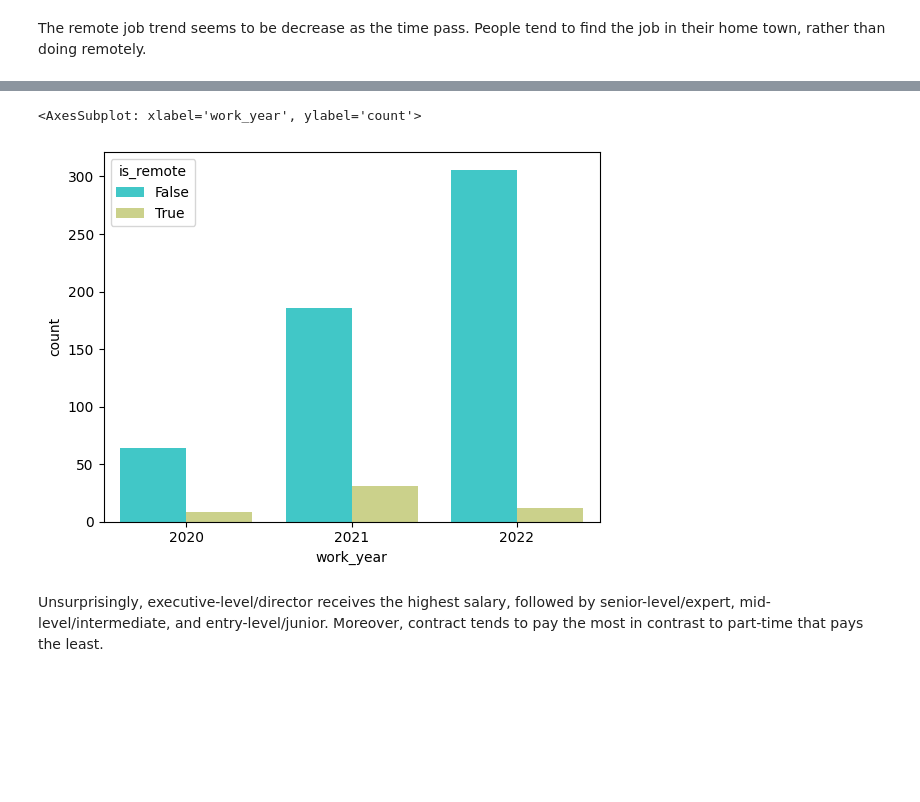
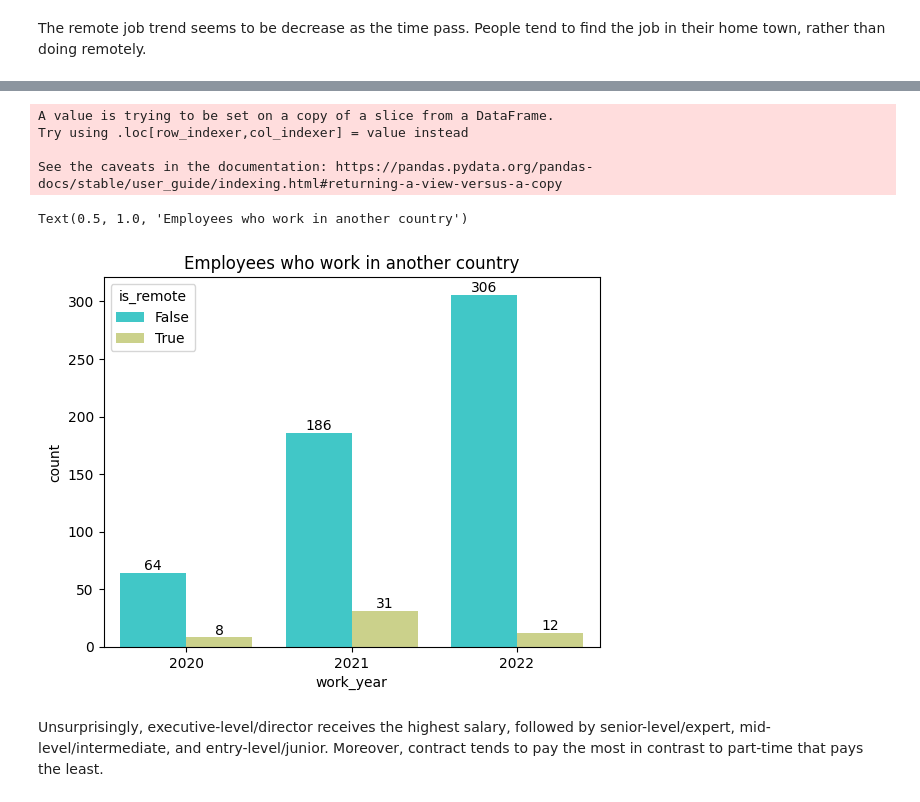
Before and after one commit to jtlantz/dm-proj1, a Jupyter notebook: notebooks/ds_salaries.ipynb, the cells around one changed output, grey strips where cells are left out. Drawn from its saved outputs; the diff is of its cells as text; code cells hidden in the pictures; blank space fills up the shorter version.

```diff
--- a/notebooks/ds_salaries.ipynb
+++ b/notebooks/ds_salaries.ipynb
@@ -227,2 +226,19 @@ print(df['job_title'].unique())
 # %% [markdown]
 The remote job trend seems to be decrease as the time pass. People tend to find the job in their home town, rather than doing remotely.
+# %%
+tmp = df[['work_year', 'remote_ratio']]
+remote_type = pd.DataFrame({'remote_ratio' : [0, 50, 100],
+'remote_type' : ['None', 'Hybrid', 'Remote']})
+
+merged = pd.merge(tmp, remote_type, on='remote_ratio', how='left')
+merged.drop('remote_ratio', axis=1, inplace=True)
+
+tmp = merged.groupby('work_year')['remote_type'].value_counts().reset_index(name='count')
+
+
+ax = sns.barplot(data=tmp, x='work_year', y='count', hue='remote_type', palette='rainbow')
+for i in ax.containers:
+    ax.bar_label(i, )
+
+plt.title('Remote Employees')
+plt.show()
@@ -229,10 +247,18 @@ The remote job trend seems to be decrease as the time pass. People tend to find
 # %%
-df['is_remote'] = df['employee_residence'] != df['company_location']
-tmp = df[['work_year', 'is_remote']]
-sns.countplot(data=tmp, x='work_year', hue='is_remote', palette='rainbow')
+tmp = df[['work_year', 'employee_residence', 'company_location']]
+tmp['is_remote'] = tmp['employee_residence'] != tmp['company_location']
+
+ax = sns.countplot(data=tmp, x='work_year', hue='is_remote', palette='rainbow')
+for i in ax.containers:
+    ax.bar_label(i, )
+plt.title('Employees who work in another country')
 # %% [output]
-<AxesSubplot: xlabel='work_year', ylabel='count'>
+A value is trying to be set on a copy of a slice from a DataFrame.
+Try using .loc[row_indexer,col_indexer] = value instead
+
+See the caveats in the documentation: https://pandas.pydata.org/pandas-docs/stable/user_guide/indexing.html#returning-a-view-versus-a-copy
+Text(0.5, 1.0, 'Employees who work in another country')
-[figure, old version]
+[figure, new version]
 # %% [markdown]
 Unsurprisingly, executive-level/director receives the highest salary, followed by senior-level/expert, mid-level/intermediate, and entry-level/junior. Moreover, contract tends to pay the most in contrast to part-time that pays the least.
 # %%
```
Also changed, not shown: parts of 4 cells of this notebook.
